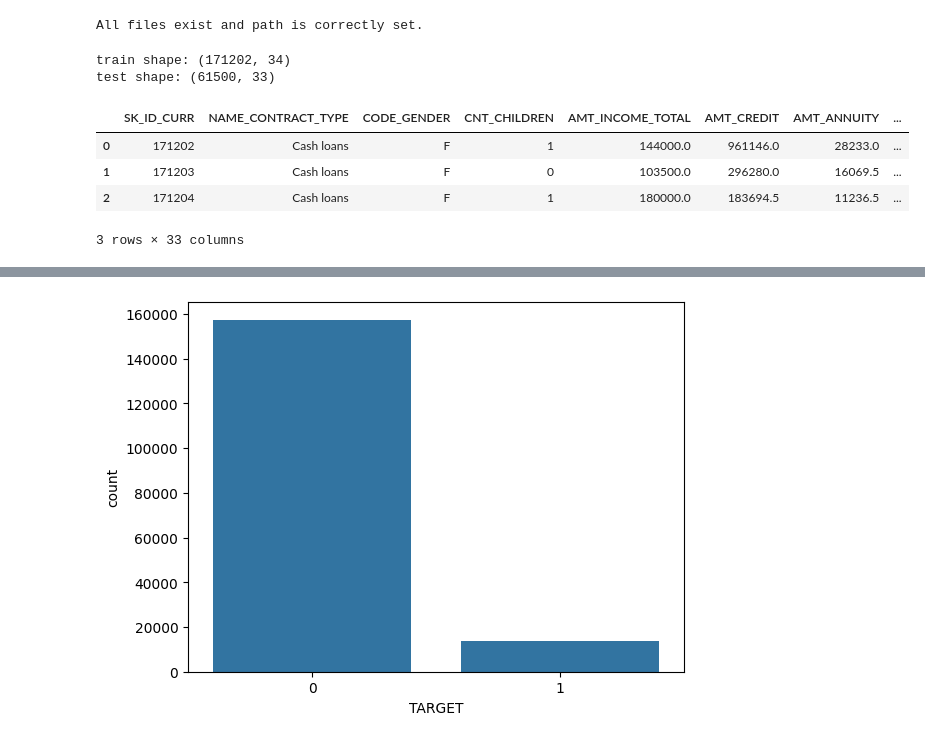
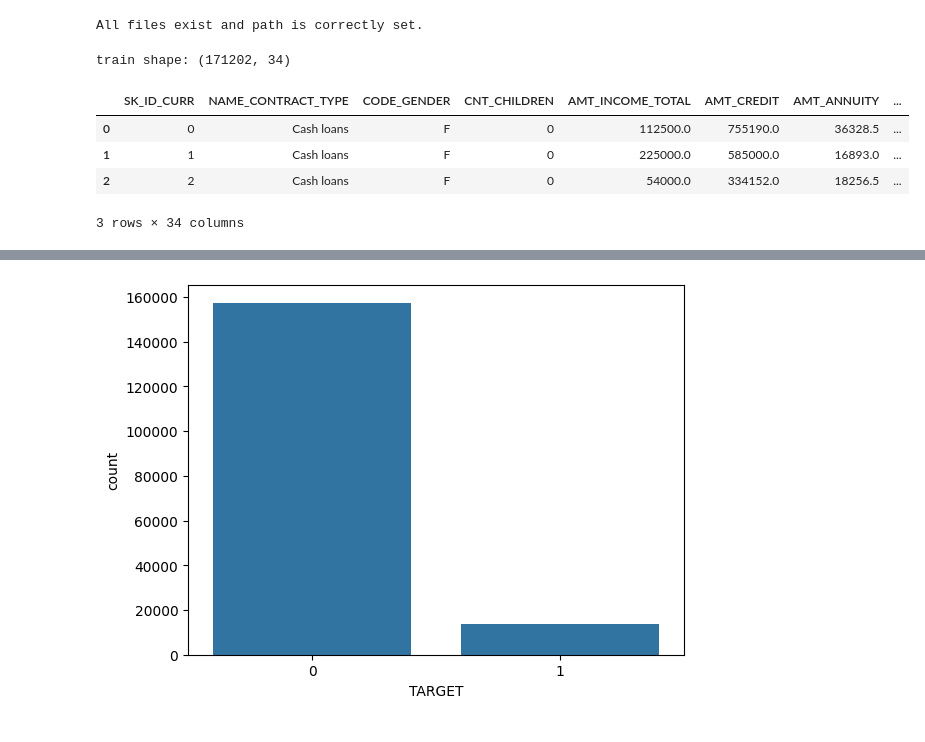
Before and after one commit to Ferdisalah/LPCVC_2026, a Jupyter notebook: GCI 2026.ipynb, the cells around one changed output, grey strips where cells are left out. Drawn from its saved outputs; the diff is of its cells as text; code cells hidden in the pictures.

```diff
--- a/GCI 2026.ipynb
+++ b/GCI 2026.ipynb
@@ -39,18 +39,17 @@ sample_sub = pd.read_csv(sample_sub_file)
 # %%
 # Check train data
 print(f"train shape: {train.shape}")
 train.head(3)
 # Check test data
-print(f"test shape: {test.shape}")
-test.head(3)
+#print(f"test shape: {test.shape}")
+#test.head(3)
 # %% [output]
 train shape: (171202, 34)
-test shape: (61500, 33)
 |  | SK_ID_CURR | NAME_CONTRACT_TYPE | CODE_GENDER | CNT_CHILDREN | AMT_INCOME_TOTAL | AMT_CREDIT | AMT_ANNUITY | ... |
-| 0 | 171202 | Cash loans | F | 1 | 144000.0 | 961146.0 | 28233.0 | ... |
-| 1 | 171203 | Cash loans | F | 0 | 103500.0 | 296280.0 | 16069.5 | ... |
-| 2 | 171204 | Cash loans | F | 1 | 180000.0 | 183694.5 | 11236.5 | ... |
+| 0 | 0 | Cash loans | F | 0 | 112500.0 | 755190.0 | 36328.5 | ... |
+| 1 | 1 | Cash loans | F | 0 | 225000.0 | 585000.0 | 16893.0 | ... |
+| 2 | 2 | Cash loans | F | 0 | 54000.0 | 334152.0 | 18256.5 | ... |
-3 rows × 33 columns
+3 rows × 34 columns
 # %%
 # Focus on 5 features
 use_features = [
```
Also changed, not shown: parts of 9 cells of this notebook.
